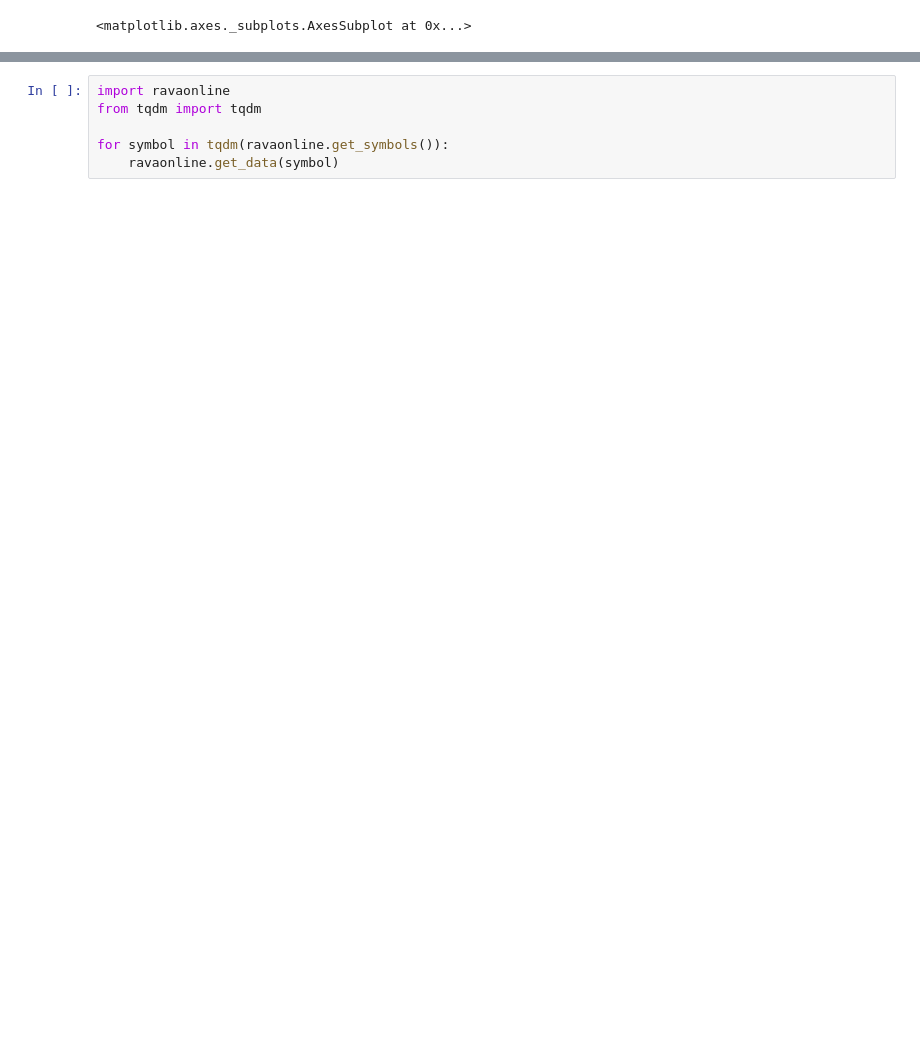
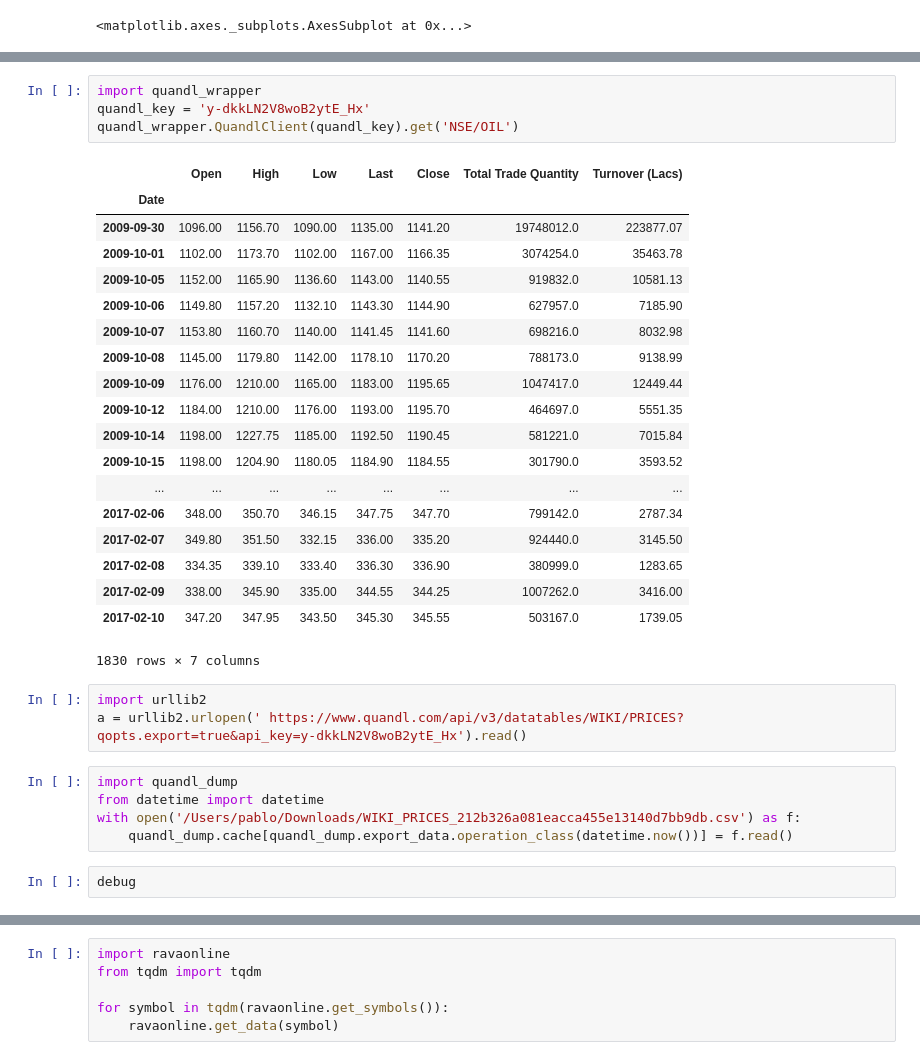
Before and after one commit to elsonidoq/fondos, a Jupyter notebook: Inspect ravaonline.ipynb, the cells around one changed output, grey strips where cells are left out. Cells and saved outputs as stored; diff of their text form; blank space fills up the shorter version.

```diff
--- a/Inspect ravaonline.ipynb
+++ b/Inspect ravaonline.ipynb
@@ -16,0 +48,34 @@ df.volume.plot(secondary_y=True)
+# %%
+import quandl_wrapper
+quandl_key = 'y-dkkLN2V8woB2ytE_Hx'
+quandl_wrapper.QuandlClient(quandl_key).get('NSE/OIL')
+# %% [output]
+|  | Open | High | Low | Last | Close | Total Trade Quantity | Turnover (Lacs) |
+| Date |  |  |  |  |  |  |  |
+| 2009-09-30 | 1096.00 | 1156.70 | 1090.00 | 1135.00 | 1141.20 | 19748012.0 | 223877.07 |
+| 2009-10-01 | 1102.00 | 1173.70 | 1102.00 | 1167.00 | 1166.35 | 3074254.0 | 35463.78 |
+| 2009-10-05 | 1152.00 | 1165.90 | 1136.60 | 1143.00 | 1140.55 | 919832.0 | 10581.13 |
+| 2009-10-06 | 1149.80 | 1157.20 | 1132.10 | 1143.30 | 1144.90 | 627957.0 | 7185.90 |
+| 2009-10-07 | 1153.80 | 1160.70 | 1140.00 | 1141.45 | 1141.60 | 698216.0 | 8032.98 |
+| 2009-10-08 | 1145.00 | 1179.80 | 1142.00 | 1178.10 | 1170.20 | 788173.0 | 9138.99 |
+| 2009-10-09 | 1176.00 | 1210.00 | 1165.00 | 1183.00 | 1195.65 | 1047417.0 | 12449.44 |
+| 2009-10-12 | 1184.00 | 1210.00 | 1176.00 | 1193.00 | 1195.70 | 464697.0 | 5551.35 |
+| 2009-10-14 | 1198.00 | 1227.75 | 1185.00 | 1192.50 | 1190.45 | 581221.0 | 7015.84 |
+| 2009-10-15 | 1198.00 | 1204.90 | 1180.05 | 1184.90 | 1184.55 | 301790.0 | 3593.52 |
+| ... | ... | ... | ... | ... | ... | ... | ... |
+| 2017-02-06 | 348.00 | 350.70 | 346.15 | 347.75 | 347.70 | 799142.0 | 2787.34 |
+| 2017-02-07 | 349.80 | 351.50 | 332.15 | 336.00 | 335.20 | 924440.0 | 3145.50 |
+| 2017-02-08 | 334.35 | 339.10 | 333.40 | 336.30 | 336.90 | 380999.0 | 1283.65 |
+| 2017-02-09 | 338.00 | 345.90 | 335.00 | 344.55 | 344.25 | 1007262.0 | 3416.00 |
+| 2017-02-10 | 347.20 | 347.95 | 343.50 | 345.30 | 345.55 | 503167.0 | 1739.05 |
+1830 rows × 7 columns
+# %%
+import urllib2
+a = urllib2.urlopen(' https://www.quandl.com/api/v3/datatables/WIKI/PRICES?qopts.export=true&api_key=y-dkkLN2V8woB2ytE_Hx').read()
+# %%
+import quandl_dump
+from datetime import datetime
+with open('/Users/pablo/Downloads/WIKI_PRICES_212b326a081eacca455e13140d7bb9db.csv') as f:
+    quandl_dump.cache[quandl_dump.export_data.operation_class(datetime.now())] = f.read()
+# %%
+debug
```
Also changed, not shown: parts of 40 cells of this notebook, 1 other file.
